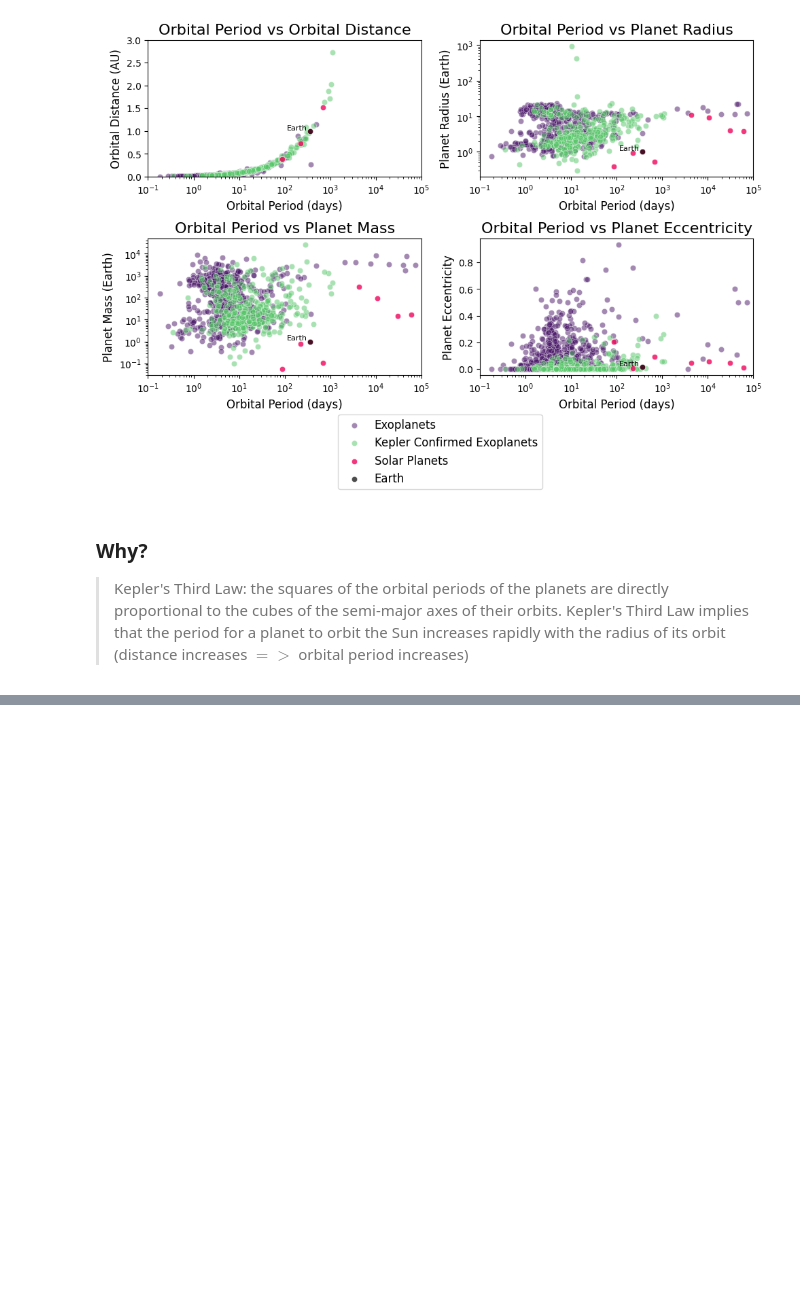
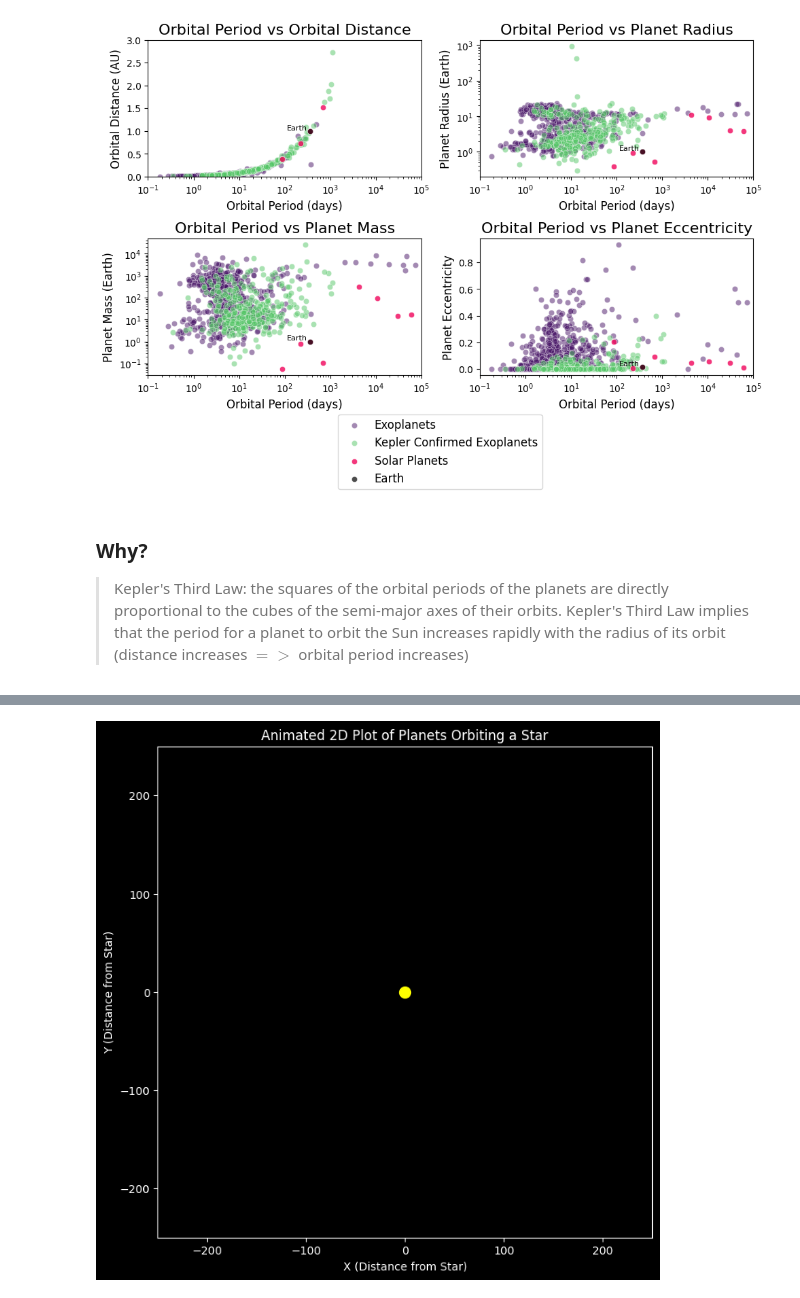
Before and after one commit to ztsv-av/mads_data_visualization, a Jupyter notebook: main.ipynb, the cells around one changed output, grey strips where cells are left out. Drawn from its saved outputs; the diff is of its cells as text; code cells hidden in the pictures; blank space fills up the shorter version.

```diff
--- a/main.ipynb
+++ b/main.ipynb
@@ -499,0 +567,55 @@ plt.show()
+# %%
+planets = [0,0]
+for i in range(len(planets)):
+    p1 = ([], [])
+    p1.set_data(1,2)
+# %%
+https://stackoverflow.com/questions/66341320/animating-multiple-dots-in-different-orbits-in-python-using-funcanimation
+
+fig, ax = plt.subplots(figsize=(8, 8))
+ax.set_xlim(-250, 250)
+ax.set_ylim(-250, 250)
+ax.set_xlabel('X (Distance from Star)')
+ax.set_ylabel('Y (Distance from Star)')
+ax.set_title('Animated 2D Plot of Planets Orbiting a Star')
+
+num_planets = 10
+num_frames = 100
+
+# initialize scatter plots for each planet
+planets = [ax.plot([], [], '.', markersize=3)[0] for _ in range(num_planets)] # range(len(exoplanets_nas))
+
+# star
+ax.plot(0, 0, 'o', markersize=10, color="yellow")
+plt.grid(False)
+
+angles = np.zeros((num_frames, num_planets))
+x_positions = np.zeros((num_frames, num_planets))
+y_positions = np.zeros((num_frames, num_planets))
+
+for i in range(num_frames):
+    for j in range(num_planets):
+        angle = 2 * np.pi * i / exoplanets_nas['pl_orbper'].iloc[j]
+        x_position = exoplanets_nas['pl_orbsmax'].iloc[j] * np.sin(angle)
+        y_position = exoplanets_nas['pl_orbsmax'].iloc[j] * np.cos(angle)
+        ax.plot(x_position, y_position)
+
+        angles[i][j] = angle
+        x_positions[i][j] = x_position
+        y_positions[i][j] = y_position
+
+# update the plot in each animation frame
+def update(i):
+    for j, planet in enumerate(planets):
+        # update the positions of the scatter plot for each planet
+        planet.set_data(x_positions[i][j], y_positions[i][j])
+
+    return planets
+
+ani = FuncAnimation(fig, update, frames=num_frames, interval=200, repeat=False)
+
+ani.save('planets_orbiting_star_animation.gif', writer='pillow', fps=30)
+
+plt.show()
+# %% [output]
+[figure, added]
```
Also changed, not shown: parts of 7 cells of this notebook, 1 other file.
